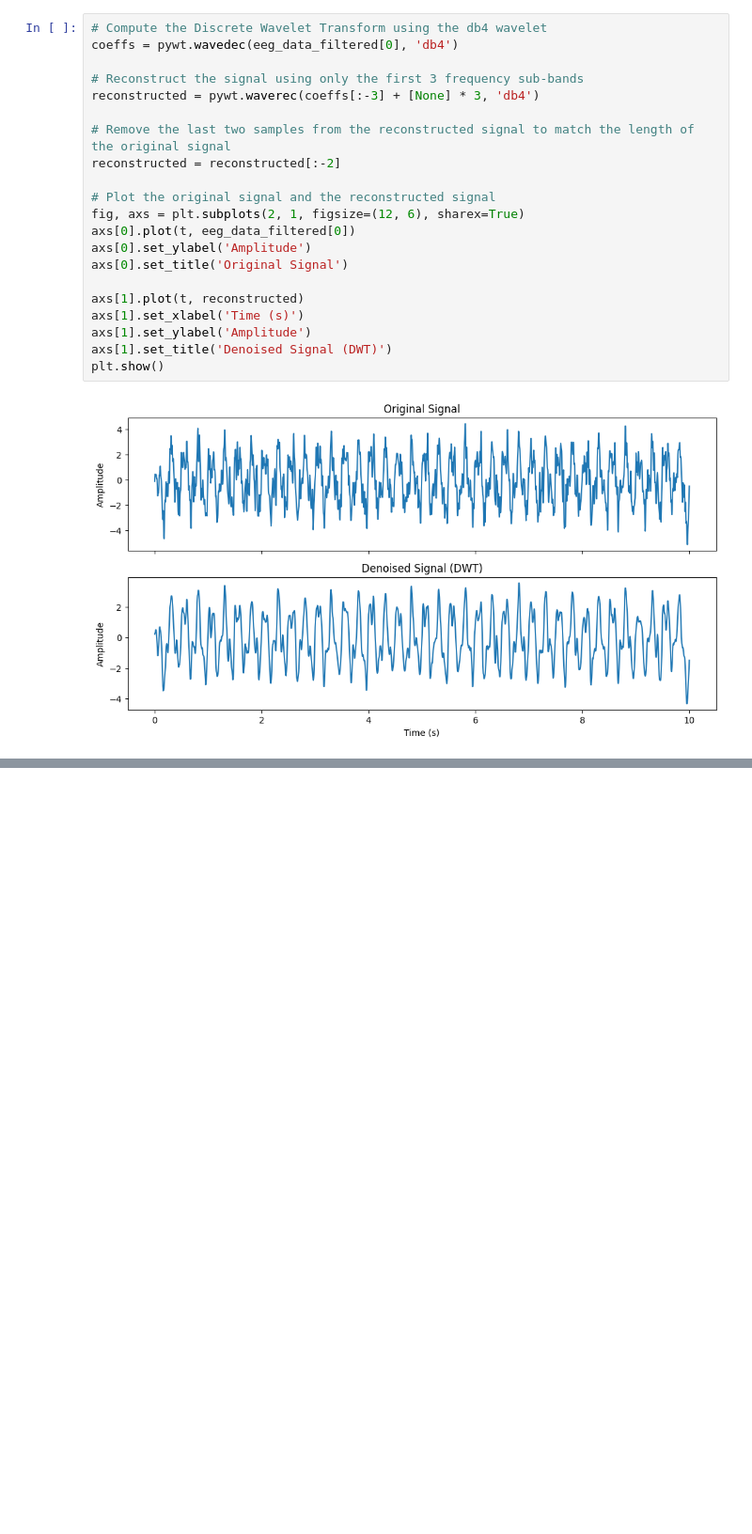
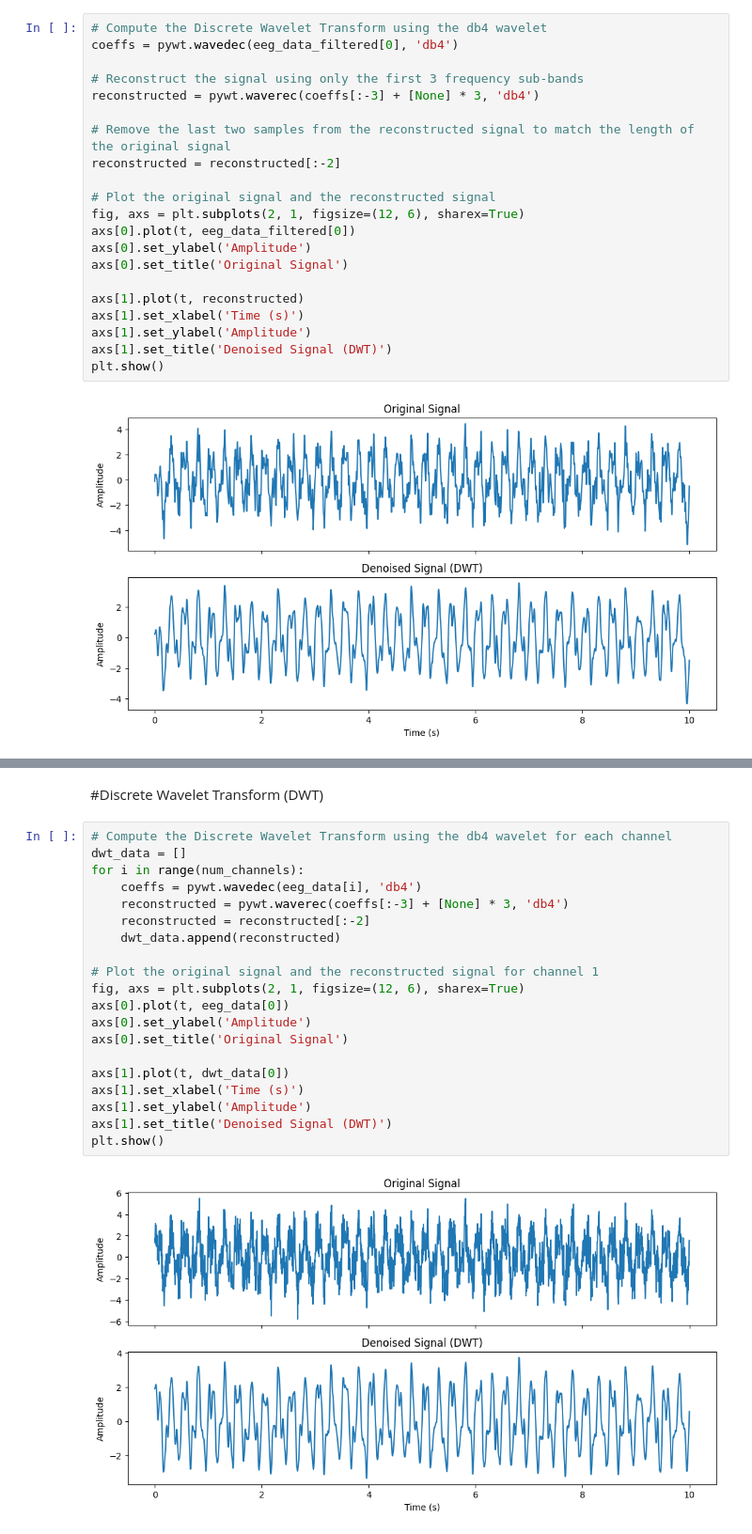
Before and after one commit to vinkrishna/ExpandingSenses, a Jupyter notebook: Chapter3.ipynb, the cells around one changed output, grey strips where cells are left out. Shown at 94% size. Cells and saved outputs as stored; diff of their text form; blank space fills up the shorter version.

```diff
--- a/Chapter3.ipynb
+++ b/Chapter3.ipynb
@@ -796,0 +842,24 @@ plt.show()
+# %% [markdown]
+#Discrete Wavelet Transform (DWT)
+# %%
+# Compute the Discrete Wavelet Transform using the db4 wavelet for each channel
+dwt_data = []
+for i in range(num_channels):
+    coeffs = pywt.wavedec(eeg_data[i], 'db4')
+    reconstructed = pywt.waverec(coeffs[:-3] + [None] * 3, 'db4')
+    reconstructed = reconstructed[:-2]
+    dwt_data.append(reconstructed)
+
+# Plot the original signal and the reconstructed signal for channel 1
+fig, axs = plt.subplots(2, 1, figsize=(12, 6), sharex=True)
+axs[0].plot(t, eeg_data[0])
+axs[0].set_ylabel('Amplitude')
+axs[0].set_title('Original Signal')
+
+axs[1].plot(t, dwt_data[0])
+axs[1].set_xlabel('Time (s)')
+axs[1].set_ylabel('Amplitude')
+axs[1].set_title('Denoised Signal (DWT)')
+plt.show()
+# %% [output]
+[figure, added]
```
Also changed, not shown: parts of 21 cells of this notebook.
